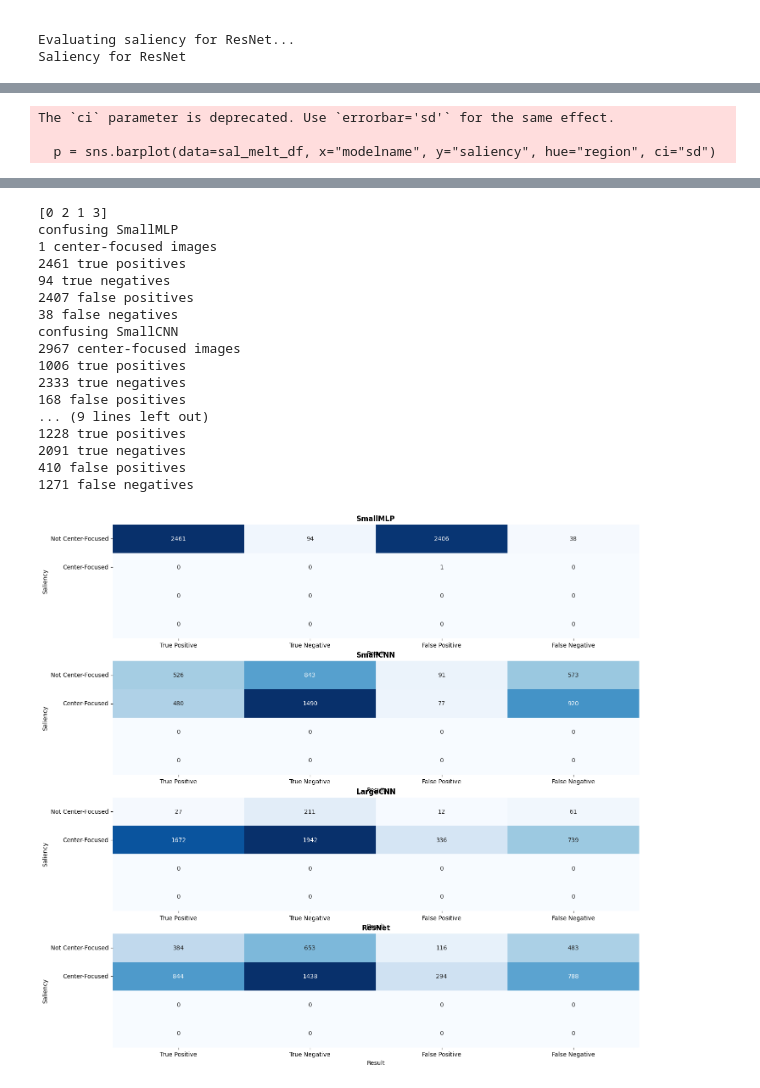
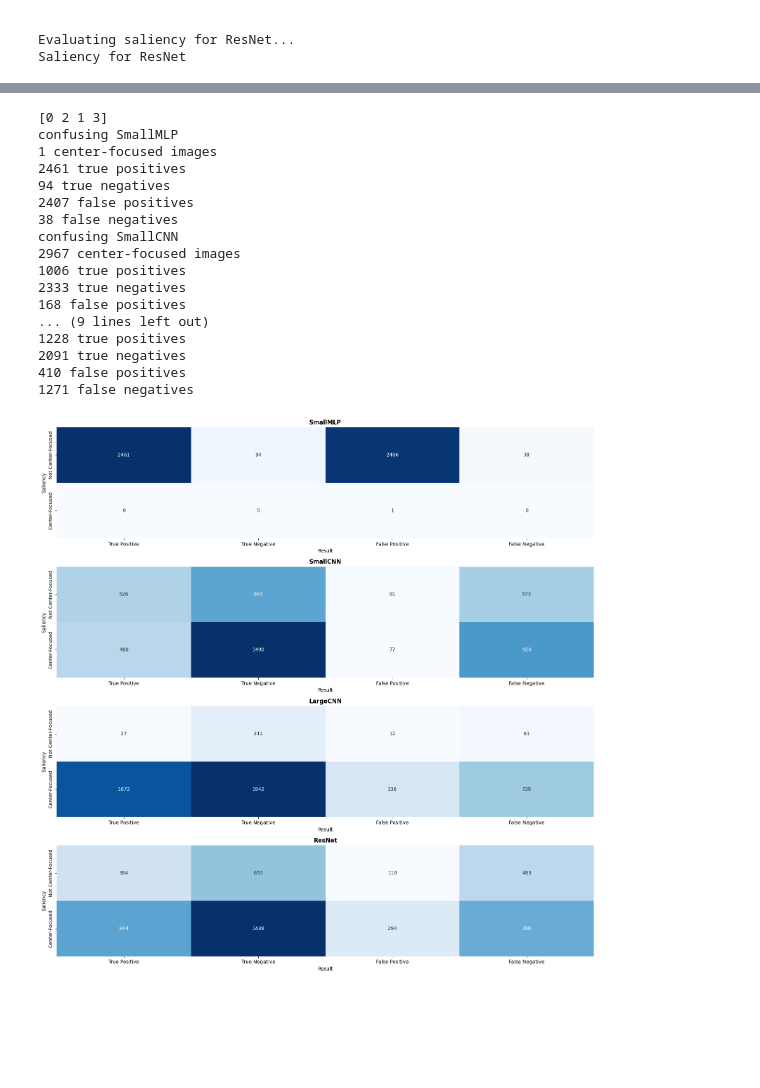
Before and after one commit to wtlu71/cnn-comp-med, a Jupyter notebook: notebook.ipynb, the cells around one changed output, grey strips where cells are left out. Cells and saved outputs as stored; diff of their text form; code cells hidden in the pictures; blank space fills up the shorter version.

Commit message:
Cleaning Saliency Plots

```diff
--- a/notebook.ipynb
+++ b/notebook.ipynb
@@ -767,7 +767,7 @@ sal_df = pd.DataFrame(all_sal_results)
 # melt the center and outer columns together
 sal_melt_df = sal_df.melt(id_vars=["modelname", "image index", "center focused"], value_vars=["center", "outer"], value_name="saliency", var_name="region")
 plt.figure(figsize=(8, 5))
-p = sns.barplot(data=sal_melt_df, x="modelname", y="saliency", hue="region", ci="sd")
+p = sns.barplot(data=sal_melt_df, x="modelname", y="saliency", hue="region", errorbar="sd")
 p.set(ylabel="Avg Saliency Score", title="Center vs. Outer Saliency by Model")
 # p.tick_params(axis='x', rotation=30)
 for container in p.containers:
@@ -783,7 +783,8 @@ for container in p.containers:
 plt.show()
 
 # count how many images were center-focused vs. not
-p = sns.countplot(data=sal_df, x="modelname", hue="center focused")
+hue_order = [True, False]
+p = sns.countplot(data=sal_df, x="modelname", hue="center focused", hue_order=hue_order)
 p.set(ylabel="Number of Images Center-Focused", title="Count of Images Where Model Focused on Center")
 # p.tick_params(axis='x', rotation=30)
 for container in p.containers:
@@ -822,32 +823,48 @@ for ax, modelname in zip(axes, modeldict.keys()):
   cm = confusion_matrix(model_df["Center-Focused?"], model_df["Class Result"])
   # plot heatmap
   s = sns.heatmap(
-    cm, annot=True, fmt="d", cmap="Blues", ax=ax, cbar=False,
+    cm[:2], annot=True, fmt="d", cmap="Blues", ax=ax, cbar=False,
     xticklabels=["True Positive", "True Negative", "False Positive", "False Negative"],
     yticklabels=["Not Center-Focused", "Center-Focused"]
   )
   ax.set_title(f"{modelname}", fontsize=12, fontweight="bold")
   ax.set_xlabel("Result", fontsize=10)
   ax.set_ylabel("Saliency", fontsize=10)
+plt.tight_layout() # adjust spacing
 plt.show()
 
+# plot saliency ratio by class result and model
 # make a new column where the class result labels are strings
 sal_df["ClassResult"] = sal_df["Class Result"].map({
-    0: "0: True Positive",
-    1: "1: True Negative",
-    2: "2: False Positive",
-    3: "3: False Negative"
+    0: "True Positive",
+    1: "True Negative",
+    2: "False Positive",
+    3: "False Negative"
 })
+hue_order = ["True Positive", "False Positive", "True Negative", "False Negative"]
 # bar plot- ratio in TP, TN, FP, FN for each mode
-p = sns.barplot(data=sal_df, x="modelname", y="center ratio", hue="ClassResult")
+p = sns.barplot(data=sal_df, x="modelname", y="center ratio", hue="ClassResult", hue_order=hue_order)
 p.set(ylabel="Center vs. Outer Saliency Ratio", title="Center vs. Outer Saliency Ratio by Class Result and Model")
 # p.tick_params(axis='x', rotation=30)
 for container in p.containers:
   p.bar_label(container, fmt='%.3f', padding=2)
 plt.show()
 
+# make new columns where the channel index is the color name
+sal_df["Center Important Channel"] = sal_df["important channel center"].map({
+    0: "Red",
+    1: "Green",
+    2: "Blue",
+})
+sal_df["Outer Important Channel"] = sal_df["important channel outer"].map({
+    0: "Red",
+    1: "Green",
+    2: "Blue",
+})
+hue_order = ["Red", "Green", "Blue"]
+palette = ["red", "green", "blue"]
 # plot important channel center by model
-p = sns.countplot(data=sal_df, x="modelname", hue="important channel center")
+p = sns.countplot(data=sal_df, x="modelname", hue="Center Important Channel", hue_order=hue_order, palette=palette)
 p.set(ylabel="Count of Images", title="# Images by Model: Most Important Channel in Center")
 # p.tick_params(axis='x', rotation=30)
 for container in p.containers:
@@ -855,15 +872,12 @@ for container in p.containers:
 plt.show()
 
 # plot important channel outer by model
-p = sns.countplot(data=sal_df, x="modelname", hue="important channel outer")
+p = sns.countplot(data=sal_df, x="modelname", hue="Outer Important Channel", hue_order=hue_order, palette=palette)
 p.set(ylabel="Count of Images", title="# Images by Model: Most Important Channel in Outer Area")
 # p.tick_params(axis='x', rotation=30)
 for container in p.containers:
   p.bar_label(container, padding=2)
 plt.show()
 # %% [output]
-The `ci` parameter is deprecated. Use `errorbar='sd'` for the same effect.
-
-  p = sns.barplot(data=sal_melt_df, x="modelname", y="saliency", hue="region", ci="sd")
 [figure]
 [figure]
@@ -871,19 +885,19 @@ The `ci` parameter is deprecated. Use `errorbar='sd'` for the same effect.
-[0 2 1 3]
-confusing SmallMLP
-1 center-focused images
-2461 true positives
-94 true negatives
-2407 false positives
-38 false negatives
-confusing SmallCNN
-2967 center-focused images
-1006 true positives
-2333 true negatives
-168 false positives
-... (9 lines left out)
-1228 true positives
-2091 true negatives
-410 false positives
-1271 false negatives
+[0 2 1 3]
+confusing SmallMLP
+1 center-focused images
+2461 true positives
+94 true negatives
+2407 false positives
+38 false negatives
+confusing SmallCNN
+2967 center-focused images
+1006 true positives
+2333 true negatives
+168 false positives
+... (9 lines left out)
+1228 true positives
+2091 true negatives
+410 false positives
+1271 false negatives
-[figure, old version]
+[figure, new version]
 [figure]
```
Also changed, not shown: parts of 1 cell of this notebook.
